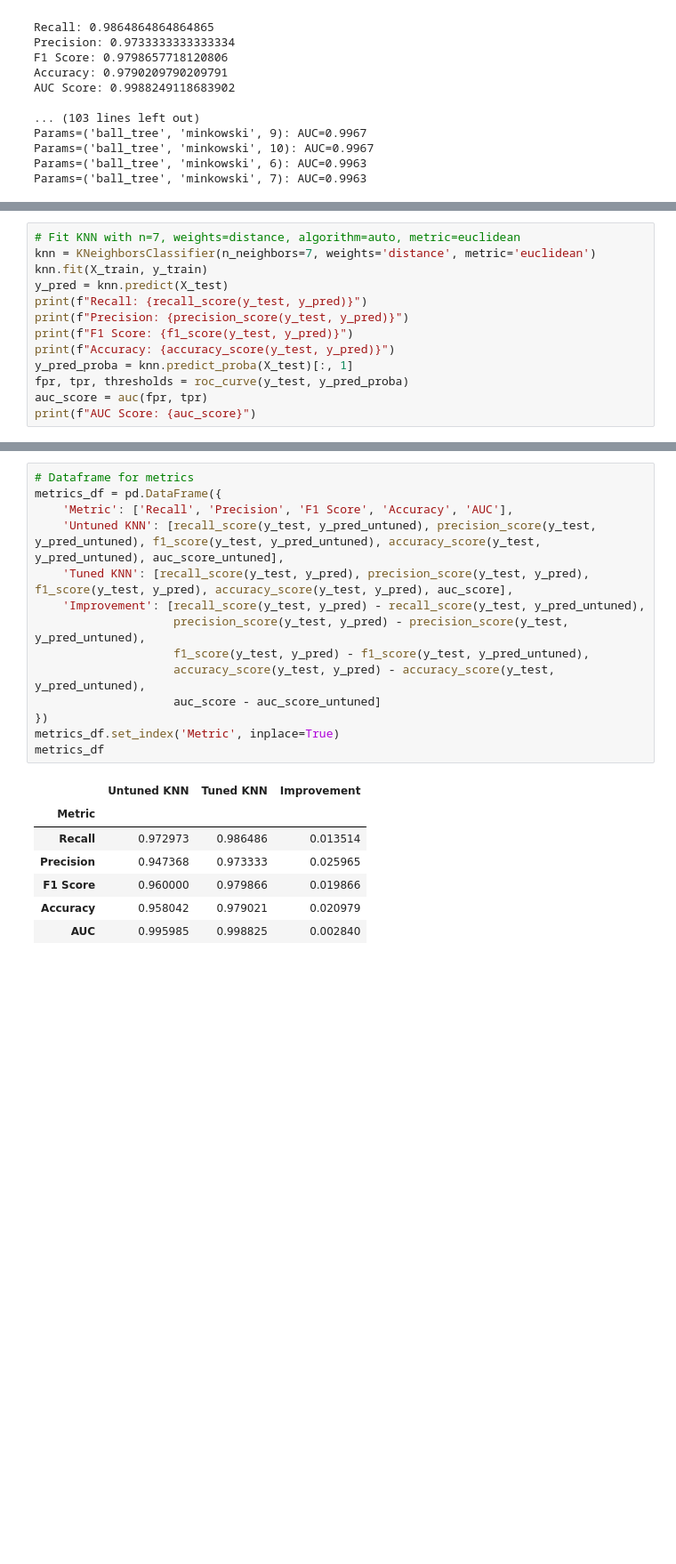
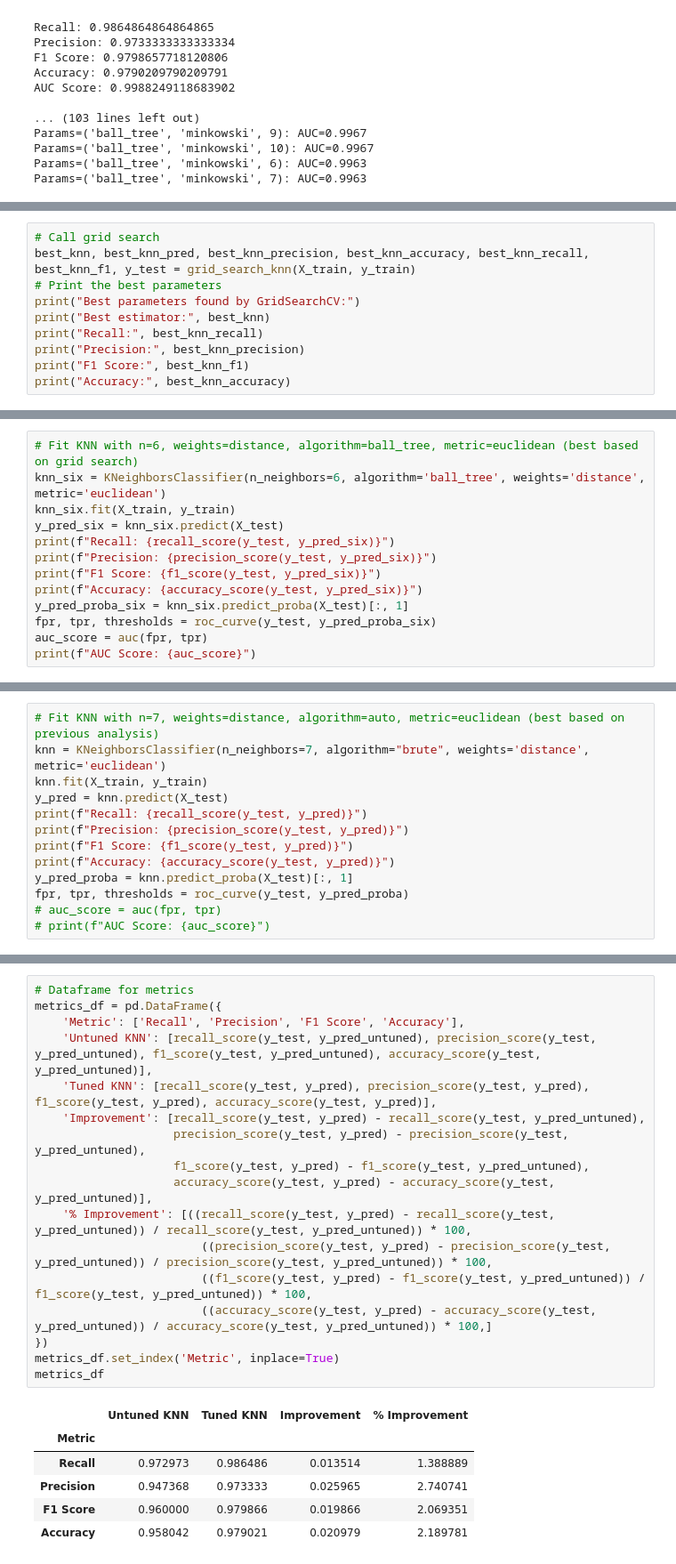
Before and after one commit to m-liv/bc-project, a Jupyter notebook: knn.ipynb, the cells around one changed output, grey strips where cells are left out. Shown: that part at 89% size. Drawn from its saved outputs; the diff is of its cells as text; blank space fills up the shorter version.

Commit message:
Updated KNN code: added GridSearch, updated CMs

```diff
--- a/knn.ipynb
+++ b/knn.ipynb
@@ -563,0 +569,10 @@ Our actual model starts here.
+# %%
+# Call grid search
+best_knn, best_knn_pred, best_knn_precision, best_knn_accuracy, best_knn_recall, best_knn_f1, y_test = grid_search_knn(X_train, y_train)
+# Print the best parameters
+print("Best parameters found by GridSearchCV:")
+print("Best estimator:", best_knn)
+print("Recall:", best_knn_recall)
+print("Precision:", best_knn_precision)
+print("F1 Score:", best_knn_f1)
+print("Accuracy:", best_knn_accuracy)
@@ -563,0 +587,13 @@ Our actual model starts here.
+# %%
+# Fit KNN with n=6, weights=distance, algorithm=ball_tree, metric=euclidean (best based on grid search)
+knn_six = KNeighborsClassifier(n_neighbors=6, algorithm='ball_tree', weights='distance', metric='euclidean')
+knn_six.fit(X_train, y_train)
+y_pred_six = knn_six.predict(X_test)
+print(f"Recall: {recall_score(y_test, y_pred_six)}")
+print(f"Precision: {precision_score(y_test, y_pred_six)}")
+print(f"F1 Score: {f1_score(y_test, y_pred_six)}")
+print(f"Accuracy: {accuracy_score(y_test, y_pred_six)}")
+y_pred_proba_six = knn_six.predict_proba(X_test)[:, 1]
+fpr, tpr, thresholds = roc_curve(y_test, y_pred_proba_six)
+auc_score = auc(fpr, tpr)
+print(f"AUC Score: {auc_score}")
@@ -564,6 +606,6 @@ Our actual model starts here.
 # %%
-# Fit KNN with n=7, weights=distance, algorithm=auto, metric=euclidean
-knn = KNeighborsClassifier(n_neighbors=7, weights='distance', metric='euclidean')
+# Fit KNN with n=7, weights=distance, algorithm=auto, metric=euclidean (best based on previous analysis)
+knn = KNeighborsClassifier(n_neighbors=7, algorithm="brute", weights='distance', metric='euclidean')
 knn.fit(X_train, y_train)
 y_pred = knn.predict(X_test)
 print(f"Recall: {recall_score(y_test, y_pred)}")
@@ -572,8 +614,8 @@ print(f"F1 Score: {f1_score(y_test, y_pred)}")
 print(f"Accuracy: {accuracy_score(y_test, y_pred)}")
 y_pred_proba = knn.predict_proba(X_test)[:, 1]
 fpr, tpr, thresholds = roc_curve(y_test, y_pred_proba)
-auc_score = auc(fpr, tpr)
-print(f"AUC Score: {auc_score}")
+# auc_score = auc(fpr, tpr)
+# print(f"AUC Score: {auc_score}")
 # %% [output]
 Recall: 0.9864864864864865
 Precision: 0.9733333333333334
@@ -621,22 +674,24 @@ AUC Score: 0.9959851155503329
 # %%
 # Dataframe for metrics
 metrics_df = pd.DataFrame({
-    'Metric': ['Recall', 'Precision', 'F1 Score', 'Accuracy', 'AUC'],
-    'Untuned KNN': [recall_score(y_test, y_pred_untuned), precision_score(y_test, y_pred_untuned), f1_score(y_test, y_pred_untuned), accuracy_score(y_test, y_pred_untuned), auc_score_untuned],
-    'Tuned KNN': [recall_score(y_test, y_pred), precision_score(y_test, y_pred), f1_score(y_test, y_pred), accuracy_score(y_test, y_pred), auc_score],
+    'Metric': ['Recall', 'Precision', 'F1 Score', 'Accuracy'],
+    'Untuned KNN': [recall_score(y_test, y_pred_untuned), precision_score(y_test, y_pred_untuned), f1_score(y_test, y_pred_untuned), accuracy_score(y_test, y_pred_untuned)],
+    'Tuned KNN': [recall_score(y_test, y_pred), precision_score(y_test, y_pred), f1_score(y_test, y_pred), accuracy_score(y_test, y_pred)],
     'Improvement': [recall_score(y_test, y_pred) - recall_score(y_test, y_pred_untuned),
                     precision_score(y_test, y_pred) - precision_score(y_test, y_pred_untuned),
                     f1_score(y_test, y_pred) - f1_score(y_test, y_pred_untuned),
-                    accuracy_score(y_test, y_pred) - accuracy_score(y_test, y_pred_untuned),
-                    auc_score - auc_score_untuned]
+                    accuracy_score(y_test, y_pred) - accuracy_score(y_test, y_pred_untuned)],
+    '% Improvement': [((recall_score(y_test, y_pred) - recall_score(y_test, y_pred_untuned)) / recall_score(y_test, y_pred_untuned)) * 100,
+                        ((precision_score(y_test, y_pred) - precision_score(y_test, y_pred_untuned)) / precision_score(y_test, y_pred_untuned)) * 100,
+                        ((f1_score(y_test, y_pred) - f1_score(y_test, y_pred_untuned)) / f1_score(y_test, y_pred_untuned)) * 100,
+                        ((accuracy_score(y_test, y_pred) - accuracy_score(y_test, y_pred_untuned)) / accuracy_score(y_test, y_pred_untuned)) * 100,]
 })
 metrics_df.set_index('Metric', inplace=True)
 metrics_df
 # %% [output]
-|  | Untuned KNN | Tuned KNN | Improvement |
-| Metric |  |  |  |
-| Recall | 0.972973 | 0.986486 | 0.013514 |
-| Precision | 0.947368 | 0.973333 | 0.025965 |
-| F1 Score | 0.960000 | 0.979866 | 0.019866 |
-| Accuracy | 0.958042 | 0.979021 | 0.020979 |
-| AUC | 0.995985 | 0.998825 | 0.002840 |
+|  | Untuned KNN | Tuned KNN | Improvement | % Improvement |
+| Metric |  |  |  |  |
+| Recall | 0.972973 | 0.986486 | 0.013514 | 1.388889 |
+| Precision | 0.947368 | 0.973333 | 0.025965 | 2.740741 |
+| F1 Score | 0.960000 | 0.979866 | 0.019866 | 2.069351 |
+| Accuracy | 0.958042 | 0.979021 | 0.020979 | 2.189781 |
```
Also changed, not shown: parts of 14 cells of this notebook.
